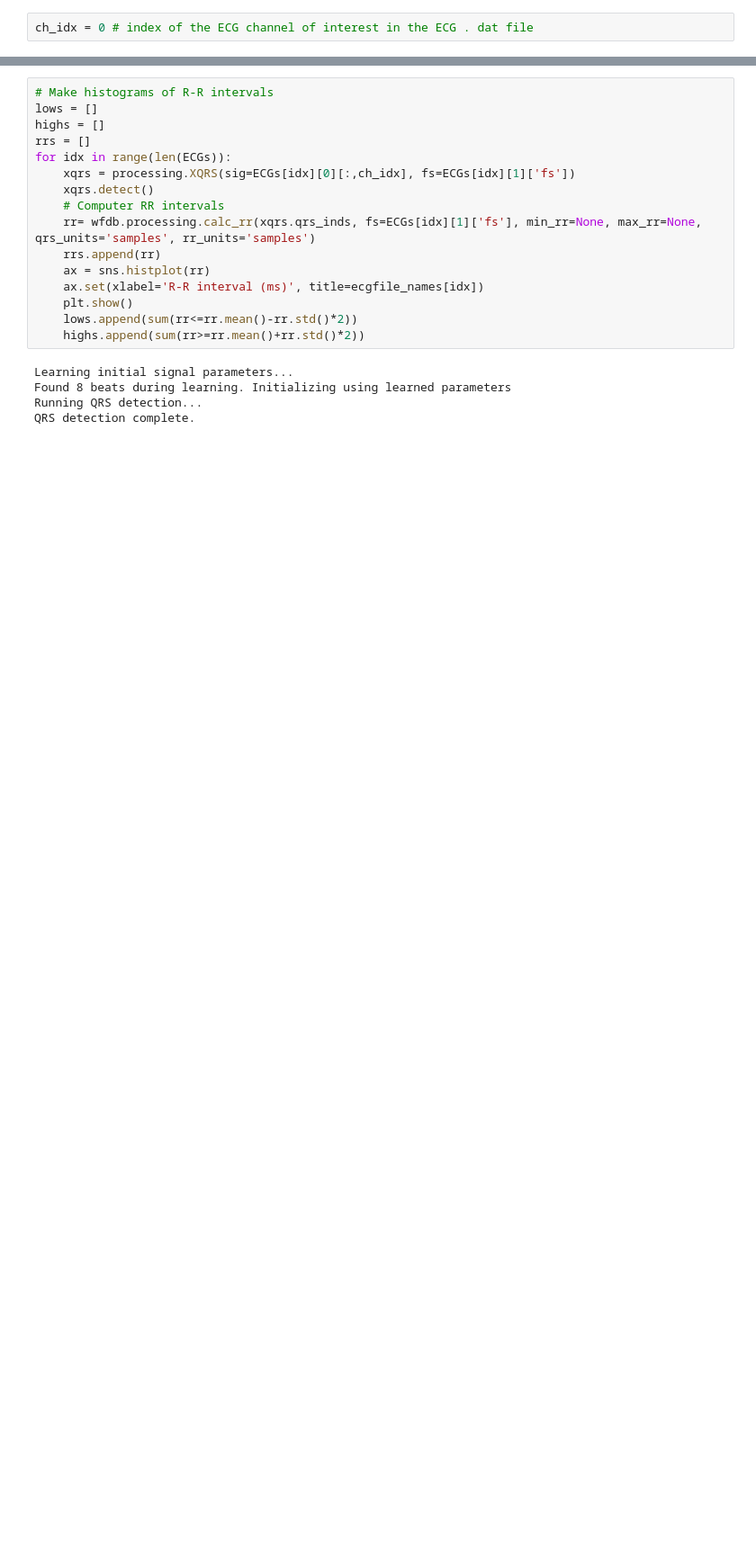
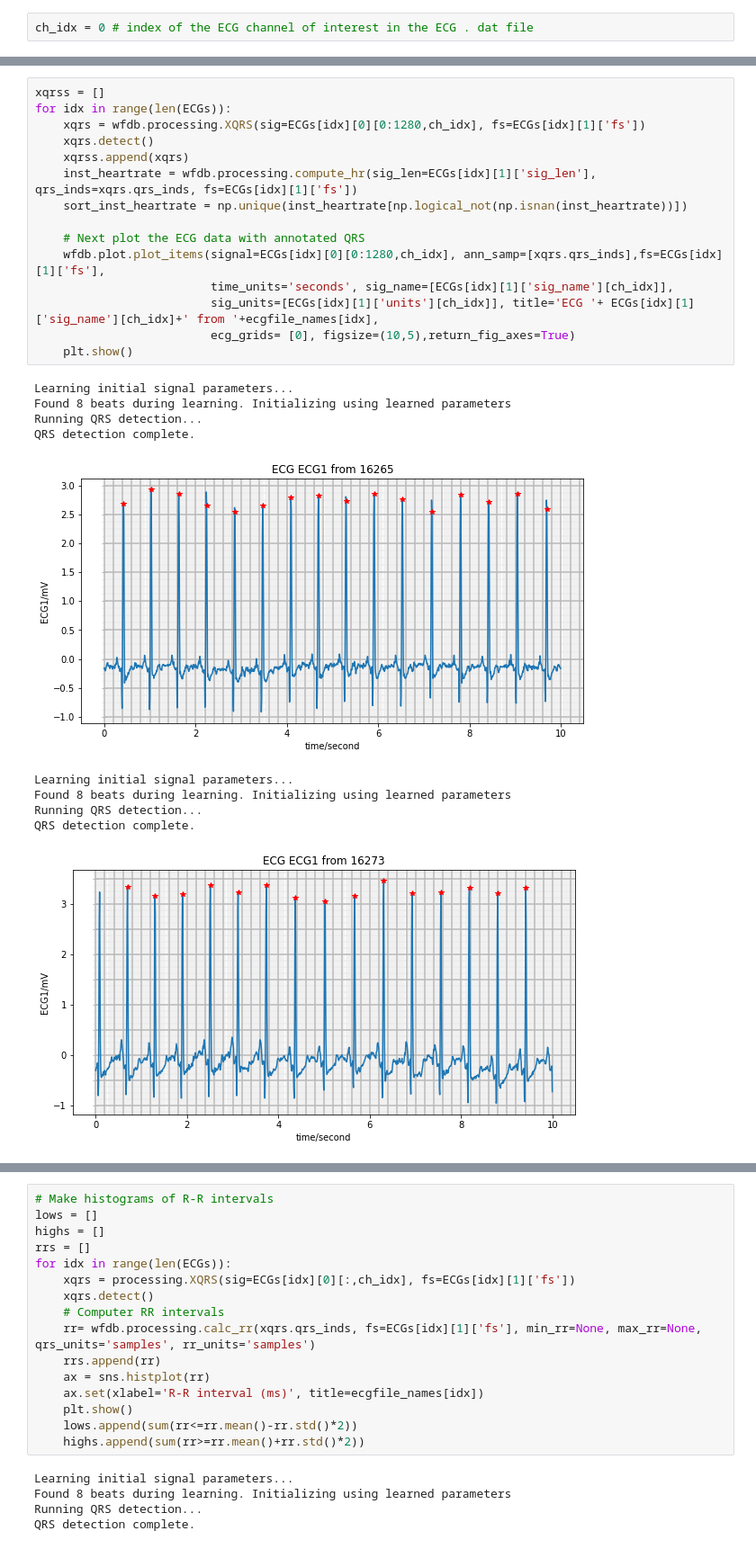
Before and after one commit to plaisier-lab/python3_courses, a Jupyter notebook: ecg_analysis.ipynb, the cells around one changed output, grey strips where cells are left out. Shown: that part at 90% size. Saved outputs shown, nothing was run; the diff lists cells and outputs as text; blank space fills up the shorter version.

```diff
--- a/ecg_analysis.ipynb
+++ b/ecg_analysis.ipynb
@@ -181,0 +235,26 @@ ch_idx = 0 # index of the ECG channel of interest in the ECG . dat file
+# %%
+xqrss = []
+for idx in range(len(ECGs)):
+    xqrs = wfdb.processing.XQRS(sig=ECGs[idx][0][0:1280,ch_idx], fs=ECGs[idx][1]['fs'])
+    xqrs.detect()
+    xqrss.append(xqrs)
+    inst_heartrate = wfdb.processing.compute_hr(sig_len=ECGs[idx][1]['sig_len'], qrs_inds=xqrs.qrs_inds, fs=ECGs[idx][1]['fs'])
+    sort_inst_heartrate = np.unique(inst_heartrate[np.logical_not(np.isnan(inst_heartrate))])
+
+    # Next plot the ECG data with annotated QRS
+    wfdb.plot.plot_items(signal=ECGs[idx][0][0:1280,ch_idx], ann_samp=[xqrs.qrs_inds],fs=ECGs[idx][1]['fs'],
+                         time_units='seconds', sig_name=[ECGs[idx][1]['sig_name'][ch_idx]],
+                         sig_units=[ECGs[idx][1]['units'][ch_idx]], title='ECG '+ ECGs[idx][1]['sig_name'][ch_idx]+' from '+ecgfile_names[idx],
+                         ecg_grids= [0], figsize=(10,5),return_fig_axes=True)
+    plt.show()
+# %% [output]
+Learning initial signal parameters...
+Found 8 beats during learning. Initializing using learned parameters
+Running QRS detection...
+QRS detection complete.
+[figure, added]
+Learning initial signal parameters...
+Found 8 beats during learning. Initializing using learned parameters
+Running QRS detection...
+QRS detection complete.
+[figure, added]
```
Also changed, not shown: parts of 8 cells of this notebook.
